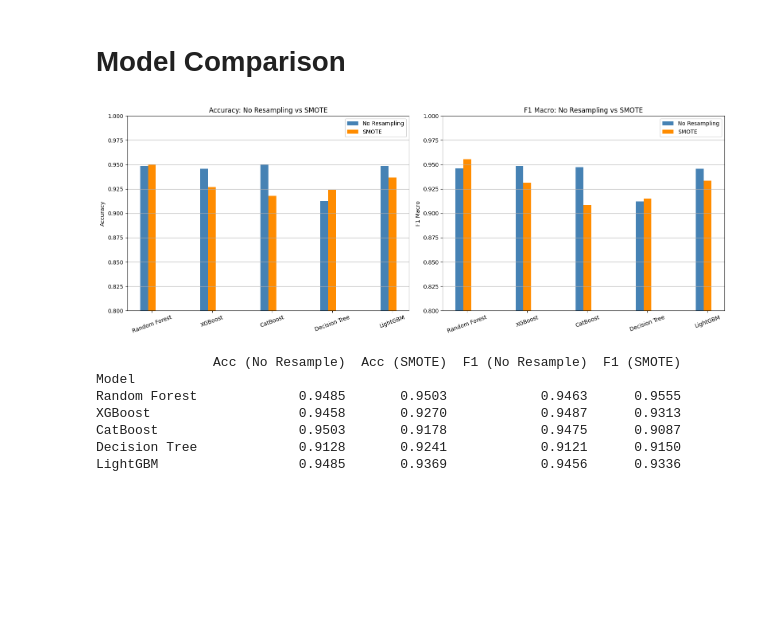
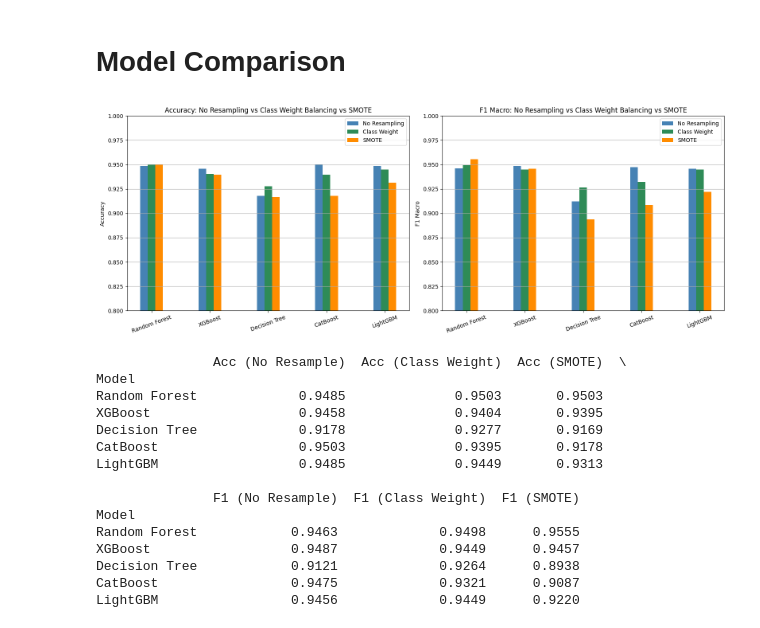
Before and after one commit to aRandomUser1107/Air-Quality-in-Jakarta, a Jupyter notebook: ClassificationML.ipynb, the cells around one changed output. Saved outputs shown, nothing was run; the diff lists cells and outputs as text; code cells hidden in the pictures; blank space fills up the shorter version.

```diff
--- a/ClassificationML.ipynb
+++ b/ClassificationML.ipynb
@@ -692,15 +860,18 @@ models_smote = {
     'LightGBM': model_lg
 }
 
-for name, model_smote in models_smote.items():
+modelScore_afterSMOTE = {}
 
-    y_pred = model_smote.predict(X_test)
-
+for name, model in models_smote.items():
+    y_pred = model.predict(X_test)
     acc = accuracy_score(y_test, y_pred)
-
+    report = classification_report(y_test, y_pred, output_dict=True, digits=4)
+    modelScore_afterSMOTE[name] = {
+        'accuracy': acc,
+        'f1_macro': report['macro avg']['f1-score']
+    }
     print(name)
-    print(f"Accuracy: {acc:.4f}")
-
+    print(f'Accuracy: {acc:.4f}')
     print(classification_report(y_test, y_pred, digits=4))
 # %% [output]
 Random Forest
@@ -766,29 +937,15 @@ dtype: int32
 The feature O3 is the most dominant feature/predictor and has the highest impact on the outcome. While still relevant enough to be included in the top features, CO has the lowest importance score. This indicates that changes in CO levels have the least sway over the model's final predictions among these five pollutants.
 # %% [markdown]
 # Model Comparison
-# %%
-modelScore_beforeSMOTE = {
-    'Random Forest': {'accuracy': 0.9485, 'f1_macro': 0.9463},
-    'XGBoost': {'accuracy': 0.9458, 'f1_macro': 0.9487},
-    'CatBoost': {'accuracy': 0.9503, 'f1_macro': 0.9475},
-    'Decision Tree': {'accuracy': 0.9128, 'f1_macro': 0.9121},
-    'LightGBM': {'accuracy': 0.9485, 'f1_macro': 0.9456}
-}
-
-modelScore_afterSMOTE = {
-    'Random Forest': {'accuracy': 0.9503, 'f1_macro': 0.9555},
-    'XGBoost': {'accuracy': 0.9270, 'f1_macro': 0.9313},
-    'CatBoost': {'accuracy': 0.9178, 'f1_macro': 0.9087},
-    'Decision Tree': {'accuracy': 0.9241, 'f1_macro': 0.9150},
-    'LightGBM': {'accuracy': 0.9369, 'f1_macro': 0.9336}
-}
 # %%
 models_list = list(modelScore_beforeSMOTE.keys())
 
 acc_before   = [modelScore_beforeSMOTE[m]['accuracy'] for m in models_list]
+acc_classWeight = [modelScore_classWeight[m]['accuracy'] for m in models_list]
 acc_smote = [modelScore_afterSMOTE[m]['accuracy']  for m in models_list]
 
 f1_before    = [modelScore_beforeSMOTE[m]['f1_macro'] for m in models_list]
+f1_classWeight = [modelScore_classWeight[m]['f1_macro'] for m in models_list]
 f1_smote  = [modelScore_afterSMOTE[m]['f1_macro']  for m in models_list]
 
 x = np.arange(len(models_list))
@@ -798,44 +955,56 @@ fig, axes = plt.subplots(1, 2, figsize=(16, 6))
 
 # Accuracy
 axes[0].bar(x - width, acc_before,   width, label='No Resampling', color='steelblue')
-axes[0].bar(x, acc_smote, width, label='SMOTE', color='darkorange')
+axes[0].bar(x, acc_classWeight, width, label='Class Weight', color='seagreen')
+axes[0].bar(x + width, acc_smote, width, label='SMOTE', color='darkorange')
 axes[0].set_xticks(x)
 axes[0].set_xticklabels(models_list, rotation=20)
 axes[0].set_ylabel('Accuracy')
-axes[0].set_title('Accuracy: No Resampling vs SMOTE')
+axes[0].set_title('Accuracy: No Resampling vs Class Weight Balancing vs SMOTE')
 axes[0].set_ylim(0.8, 1.0)
 axes[0].legend()
 axes[0].grid(axis='y')
 
 # Macro-F1
 axes[1].bar(x - width, f1_before,   width, label='No Resampling', color='steelblue')
-axes[1].bar(x, f1_smote, width, label='SMOTE', color='darkorange')
+axes[1].bar(x, f1_classWeight, width, label='Class Weight', color='seagreen')
+axes[1].bar(x + width, f1_smote, width, label='SMOTE', color='darkorange')
 axes[1].set_xticks(x)
 axes[1].set_xticklabels(models_list, rotation=20)
 axes[1].set_ylabel('F1 Macro')
-axes[1].set_title('F1 Macro: No Resampling vs SMOTE')
+axes[1].set_title('F1 Macro: No Resampling vs Class Weight Balancing vs SMOTE')
 axes[1].set_ylim(0.8, 1.0)
 axes[1].legend()
 axes[1].grid(axis='y')
 
 plt.tight_layout()
 plt.show()
 
 summary = pd.DataFrame({
     'Model': models_list,
     'Acc (No Resample)': acc_before,
+    'Acc (Class Weight)': acc_classWeight,
     'Acc (SMOTE)': acc_smote,
     'F1 (No Resample)': f1_before,
+    'F1 (Class Weight)': f1_classWeight,
     'F1 (SMOTE)': f1_smote,
 })
 summary = summary.set_index('Model')
 print(summary.round(4))
 # %% [output]
-[figure, old version]
+[figure, new version]
-               Acc (No Resample)  Acc (SMOTE)  F1 (No Resample)  F1 (SMOTE)
+               Acc (No Resample)  Acc (Class Weight)  Acc (SMOTE)  \
 Model
-Random Forest             0.9485       0.9503            0.9463      0.9555
-XGBoost                   0.9458       0.9270            0.9487      0.9313
-CatBoost                  0.9503       0.9178            0.9475      0.9087
-Decision Tree             0.9128       0.9241            0.9121      0.9150
-LightGBM                  0.9485       0.9369            0.9456      0.9336
+Random Forest             0.9485              0.9503       0.9503
+XGBoost                   0.9458              0.9404       0.9395
+Decision Tree             0.9178              0.9277       0.9169
+CatBoost                  0.9503              0.9395       0.9178
+LightGBM                  0.9485              0.9449       0.9313
+
+               F1 (No Resample)  F1 (Class Weight)  F1 (SMOTE)
+Model
+Random Forest            0.9463             0.9498      0.9555
+XGBoost                  0.9487             0.9449      0.9457
+Decision Tree            0.9121             0.9264      0.8938
+CatBoost                 0.9475             0.9321      0.9087
+LightGBM                 0.9456             0.9449      0.9220
```
Also changed, not shown: parts of 48 cells of this notebook.
